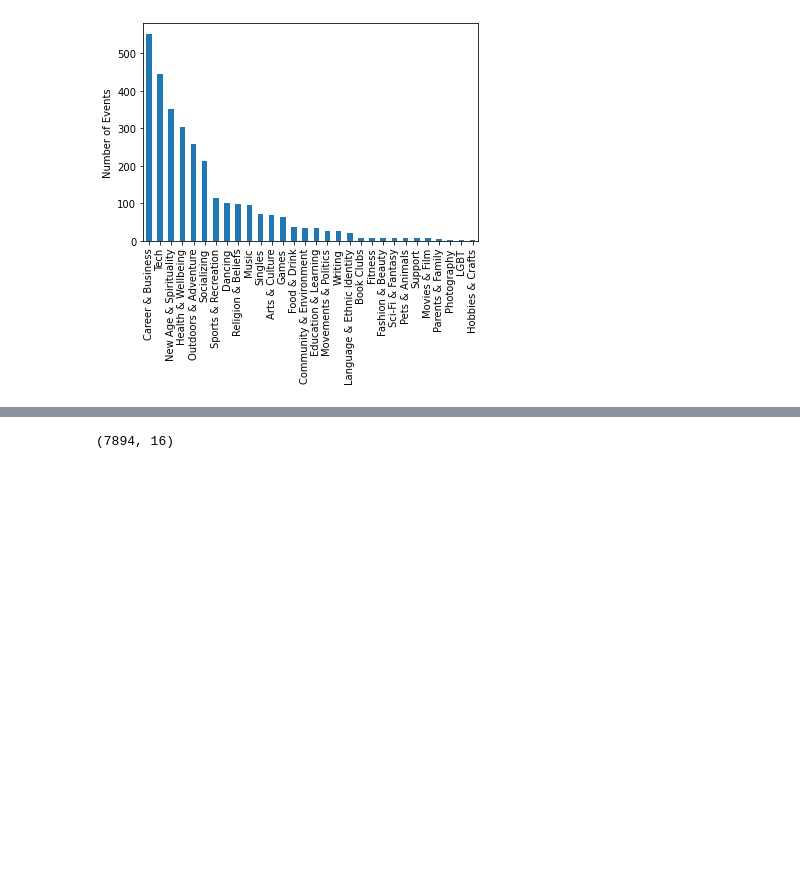
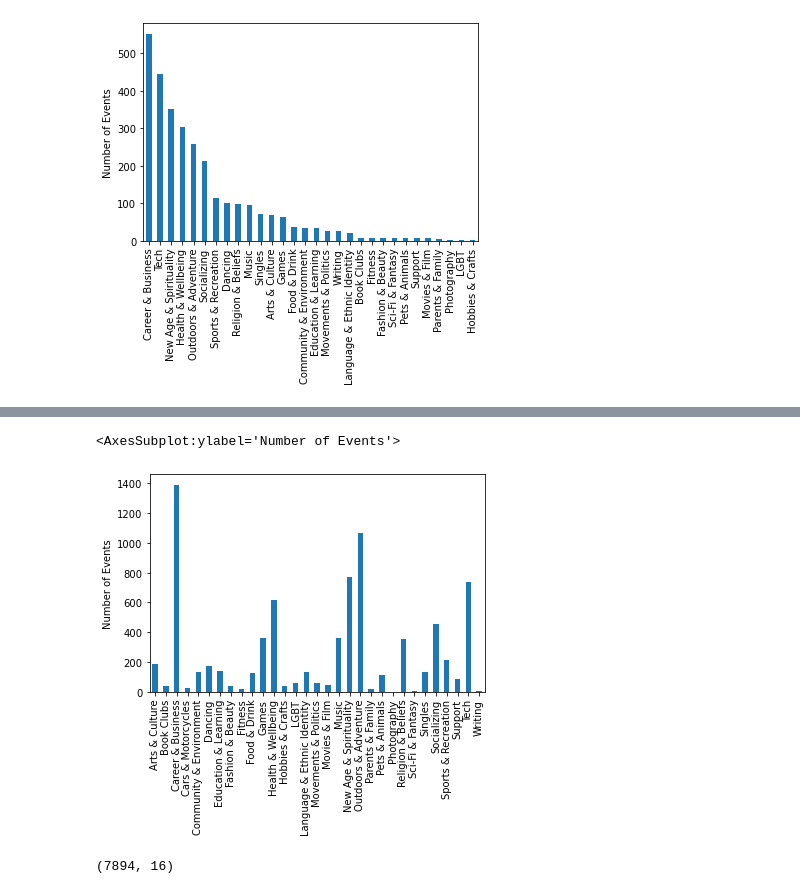
Before and after one commit to jamesreno2/python_project_eda, a Jupyter notebook: Python_project_eda.ipynb, the cells around one changed output, grey strips where cells are left out. Cells and saved outputs as stored; diff of their text form; code cells hidden in the pictures; blank space fills up the shorter version.

```diff
--- a/Python_project_eda.ipynb
+++ b/Python_project_eda.ipynb
@@ -400,7 +416,10 @@ meta_groups_i.head()
 | 10 | 18243826 | Middle TN 40+ singles | 2583 | 30 | Singles | 198309808 | MTN-40 | 10.515152 | ... |
 # %%
 meta_groups_i.groupby('category_name')['num_events_target_period'].agg('sum')\
-.plot(kind='bar', ylabel='Number of Events', xlabel='Category')
+.plot(kind='bar', ylabel='Number of Events', xlabel='')
+# %% [output]
+<AxesSubplot:ylabel='Number of Events'>
+[figure, added]
 # %%
 #meta_groups_i (subset that included only groups which had a first event of 1 year before end of data set or
 #earlier) merged with meta_events_t (meta_events data with category name added) filtered here to only
```
Also changed, not shown: parts of 17 cells of this notebook.
